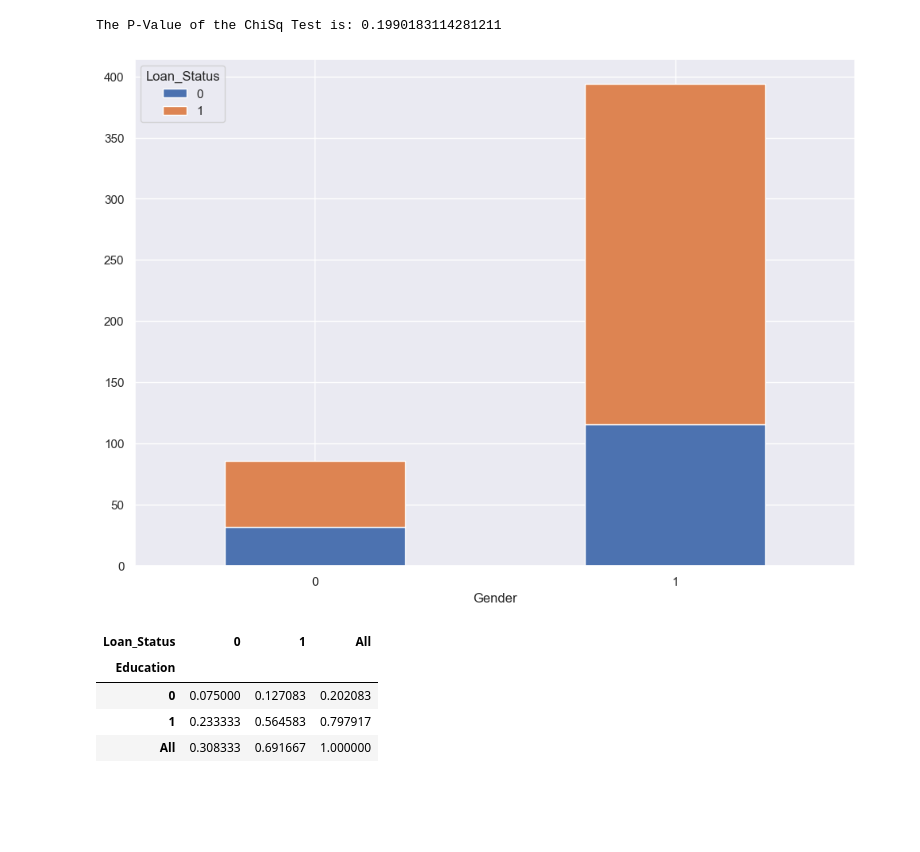
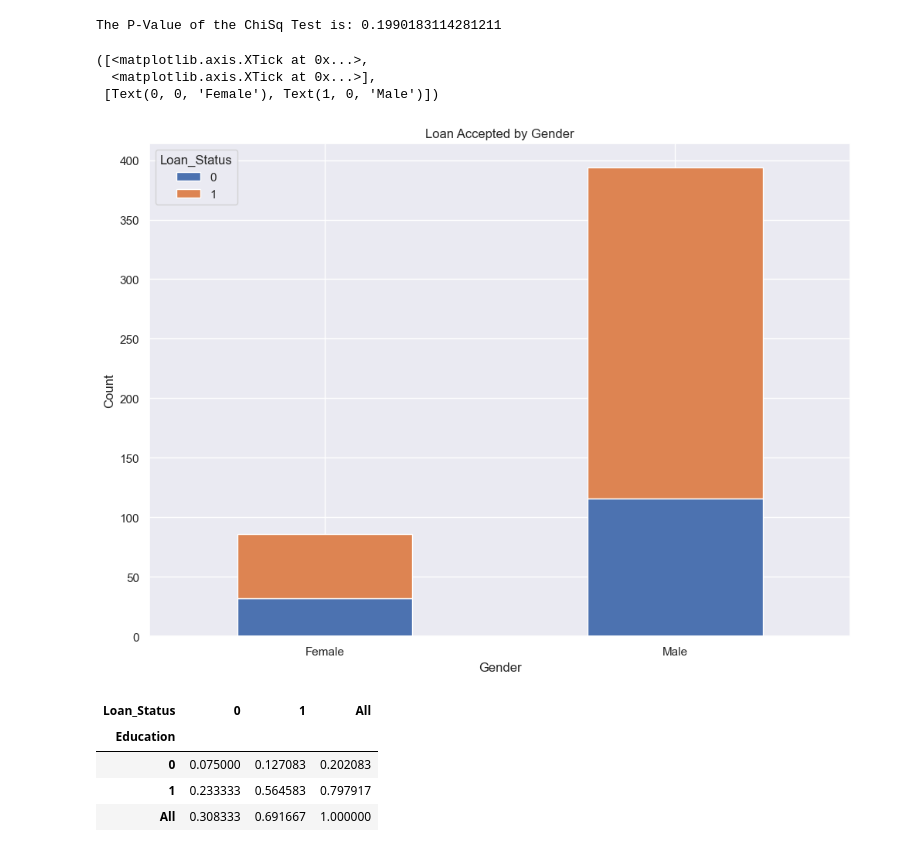
Before and after one commit to loughjo/ProgDataAnalysis-Project, a Jupyter notebook: ProgDataAnalysisProject.ipynb, the cells around one changed output. Drawn from its saved outputs; the diff is of its cells as text; code cells hidden in the pictures; blank space fills up the shorter version.

```diff
--- a/ProgDataAnalysisProject.ipynb
+++ b/ProgDataAnalysisProject.ipynb
@@ -720,4 +717,4 @@ IntCastingNaNError: Cannot convert non-finite values (NA or inf) to integer
 There are a number of Categorical variables - Gender, Married, Dependents, Self Employed, Education,Property Area and
 # %%
 # Gender Male = 0, Female = 1
-loan_eligibility['Loan_Status'] = loan_eligibility.Loan_Status.map({'Y': 1, 'N': 0}).astype(int)
+#loan_eligibility['Loan_Status'] = loan_eligibility.Loan_Status.map({'Y': 1, 'N': 0}).astype(int)
@@ -743,7 +738,7 @@ loan_eligibility['Education'].value_counts()
 loan_eligibility= loan_eligibility.replace({"Education":{"Graduate":1, "Not Graduate":0 }})
 
 #Drop the Loan ID column
-loan_eligibility = loan_eligibility.drop(columns=['Loan_ID'])
+#loan_eligibility = loan_eligibility.drop(columns=['Loan_ID'])
 
 #Property Area Encoding
 loan_eligibility['Property_Area'].value_counts()
@@ -1048,8 +1039,16 @@ print('The P-Value of the ChiSq Test is:', ChiSqResult[1])
 The P-Value of the ChiSq Test is: 0.1990183114281211
 # %%
 pl = crosstb.plot(kind="bar", stacked=True, rot=0)
+plt.title('Loan Accepted by Gender')
+gender=['Female','Male']
+plt.ylabel('Count')
+pos = np.arange(len(gender))
+plt.xticks(pos, gender)
 # %% [output]
+([<matplotlib.axis.XTick at 0x...>,
+  <matplotlib.axis.XTick at 0x...>],
+ [Text(0, 0, 'Female'), Text(1, 0, 'Male')])
-[figure, old version]
+[figure, new version]
 # %%
 crosstb = pd.crosstab(loan_eligibility.Education, loan_eligibility.Loan_Status, normalize=True, margins=True)
 # %%
```
Also changed, not shown: parts of 65 cells of this notebook.
